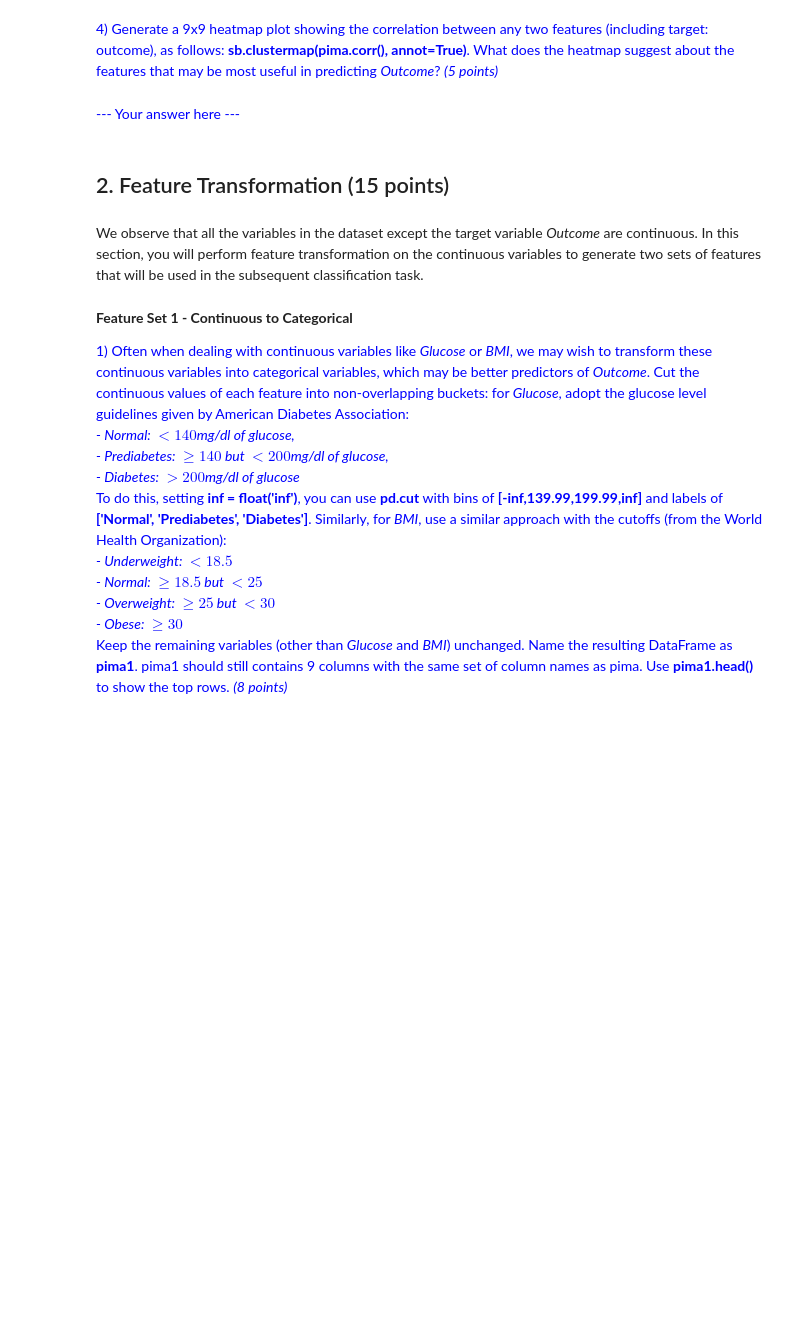
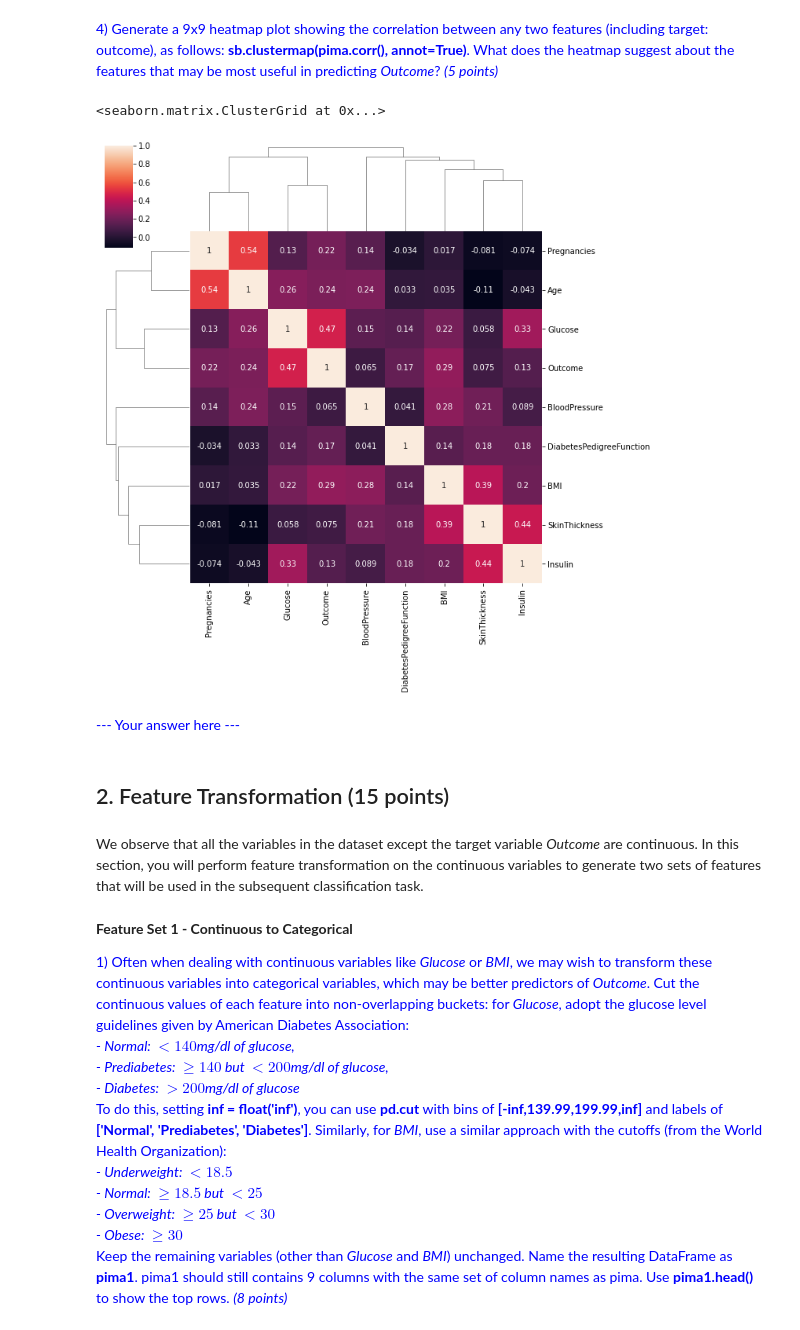
Before and after one commit to Hung86/CS5228_Knowledge-Discovery, a Jupyter notebook: assignment2/assign2.ipynb, the cells around one changed output. Cells and saved outputs as stored; diff of their text form; code cells hidden in the pictures; blank space fills up the shorter version.

```diff
--- a/assignment2/assign2.ipynb
+++ b/assignment2/assign2.ipynb
@@ -78,6 +122,10 @@ print('Before replacing missing values:')
 <span style="color:blue">4) Generate a 9x9 heatmap plot showing the correlation between any two features (including target: outcome), as follows: **sb.clustermap(pima.corr(), annot=True)**. What does the heatmap suggest about the features that may be most useful in predicting *Outcome*? *(5 points)*<br/>
 # %%
 # --- Your code here ---
+sb.clustermap(pima.corr(), annot=True)
+# %% [output]
+<seaborn.matrix.ClusterGrid at 0x...>
+[figure, added]
 # %% [markdown]
 <span style="color:blue">--- Your answer here ---</span>
 # %% [markdown]
```
Also changed, not shown: parts of 17 cells of this notebook.
